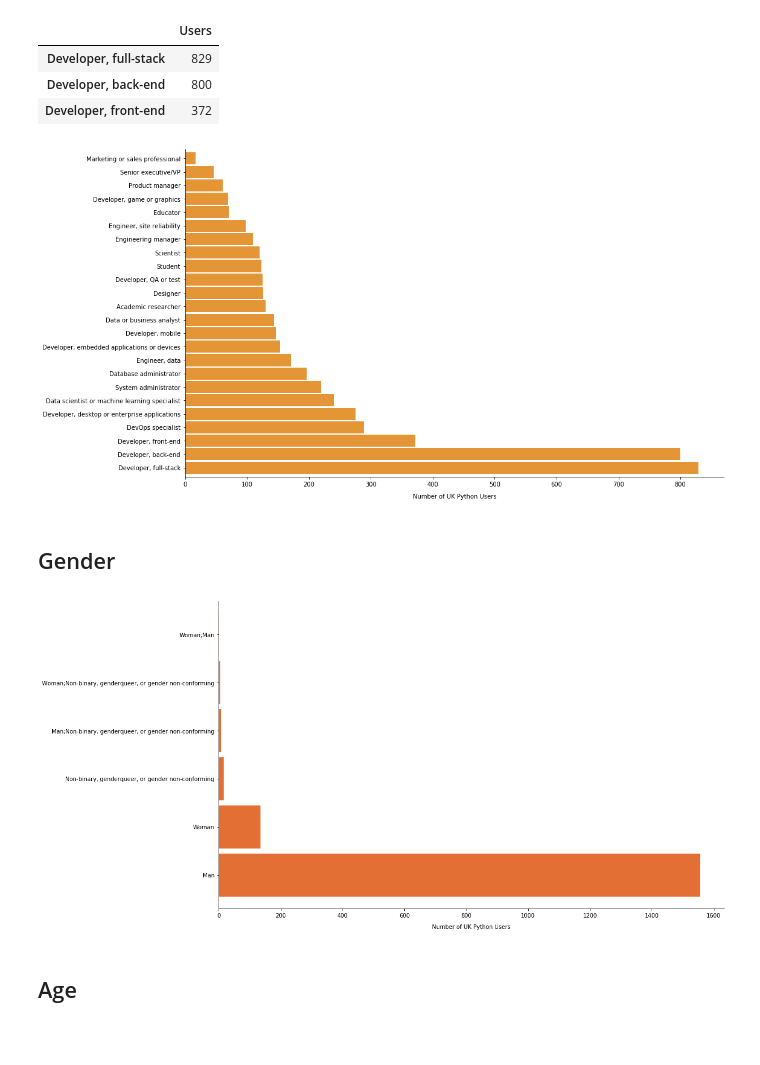
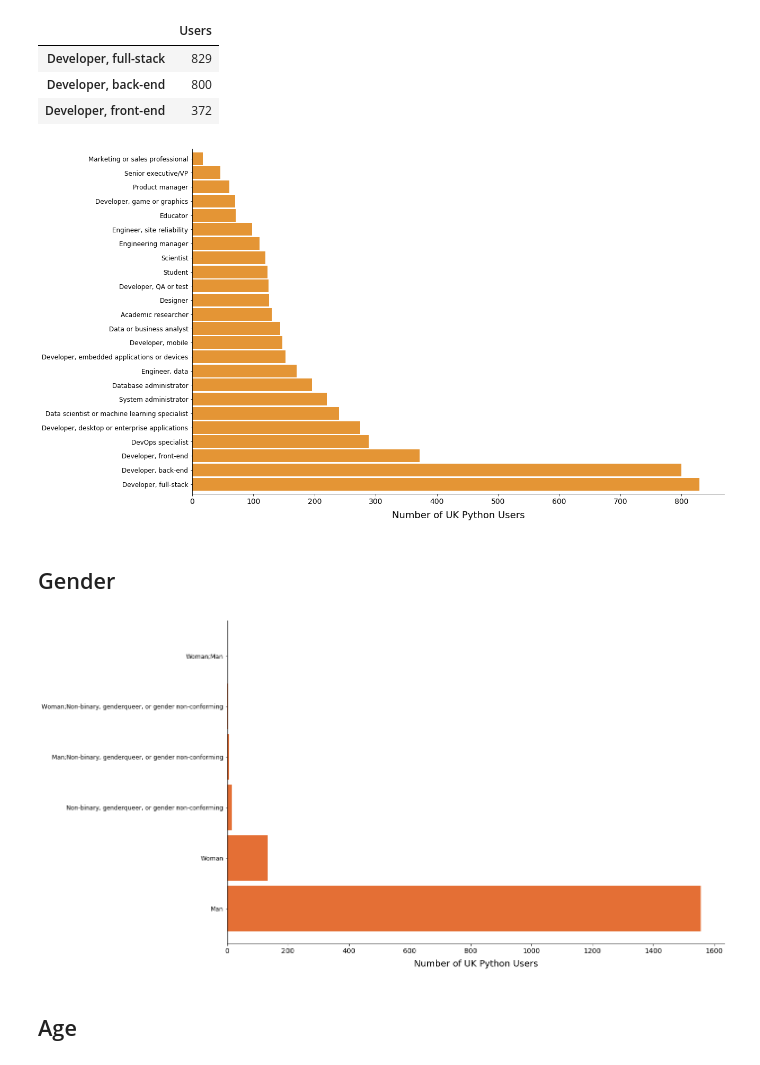
Before and after one commit to foxnic/uk_python_users, a Jupyter notebook: StackOverflow Survey 2019 UK Python.ipynb, the cells around one changed output. Cells and saved outputs as stored; diff of their text form; code cells hidden in the pictures; blank space fills up the shorter version.

```diff
--- a/StackOverflow Survey 2019 UK Python.ipynb
+++ b/StackOverflow Survey 2019 UK Python.ipynb
@@ -42,22 +42,13 @@ import pandas as pd
 from matplotlib import pyplot as plt
 
 # Configure the aesthetics of the charts
-plt.rcParams['figure.figsize'] = (16, 10)
+plt.rcParams['figure.figsize'] = (18, 12)
 plt.rcParams['figure.facecolor'] = '#FFFFFF'
 plt.rcParams['figure.frameon'] = False
 plt.rcParams['axes.facecolor'] = '#FFFFFF'
 plt.rcParams['axes.spines.top'] = False
 plt.rcParams['axes.spines.right'] = False
 plt.rcParams['savefig.facecolor'] = '#FFFFFF'
-plt.rcParams['axes.grid'] = False
-plt.rcParams['axes.titlesize'] = 10
-plt.rcParams['axes.labelsize'] = 10
-#plt.rcParams['xtick.labelsize'] = 10
-#plt.rcParams['ytick.labelsize'] = 10
-plt.rcParams['ytick.major.pad']='4'
-plt.rcParams['xtick.major.pad']='4'
-plt.rcParams['axes.titlepad'] = 10
-plt.rcParams['axes.labelpad'] = 10
 
 # Read in the csv of the global data into a dataframe called s
 s = pd.read_csv('survey_results_public.csv')
@@ -115,4 +106,13 @@ top_langs[1:]
 # a horizontal bar plot
 lang_col_df['Language'].value_counts().plot.barh(color='#deaa02', alpha=0.8, width=0.9);
 plt.xlabel('Number of UK Python Users');
+plt.rcParams['xtick.labelsize']=14
+plt.rcParams['ytick.labelsize']=12
+plt.rcParams['axes.labelsize'] = 18
+plt.rcParams['axes.grid'] = False
+plt.rcParams['axes.titlesize'] = 14
+plt.rcParams['ytick.major.pad']= 4
+plt.rcParams['xtick.major.pad']= 4
+plt.rcParams['axes.titlepad'] = 10
+plt.rcParams['axes.labelpad'] = 10
 # %% [output]
@@ -164,14 +164,30 @@ top_roles
 # a horizontal bar plot
 devtype_col_df['Role'].value_counts().plot.barh(color='#de7b02', alpha=0.8, width=0.9);
 plt.xlabel('Number of UK Python Users');
+plt.rcParams['xtick.labelsize']=14
+plt.rcParams['ytick.labelsize']=12
+plt.rcParams['axes.labelsize']=18
+plt.rcParams['axes.grid'] = False
+plt.rcParams['ytick.major.pad']= 4
+plt.rcParams['xtick.major.pad']= 4
+plt.rcParams['axes.titlepad'] = 10
+plt.rcParams['axes.labelpad'] = 10
 # %% [output]
-[figure, old version]
+[figure, new version]
 # %% [markdown]
 ## Gender
 # %%
 p_uk['Gender'].value_counts().plot.barh(color='#de4b02', alpha=0.8, width=0.9);
 plt.xlabel('Number of UK Python Users');
+plt.rcParams['xtick.labelsize']=14
+plt.rcParams['ytick.labelsize']=12
+plt.rcParams['axes.labelsize']=18
+plt.rcParams['axes.grid'] = False
+plt.rcParams['ytick.major.pad']= 4
+plt.rcParams['xtick.major.pad']= 4
+plt.rcParams['axes.titlepad'] = 10
+plt.rcParams['axes.labelpad'] = 10
 # %% [output]
-[figure, old version]
+[figure, new version]
 # %% [markdown]
 ## Age
```
Also changed, not shown: parts of 5 cells of this notebook, 1 other file.
